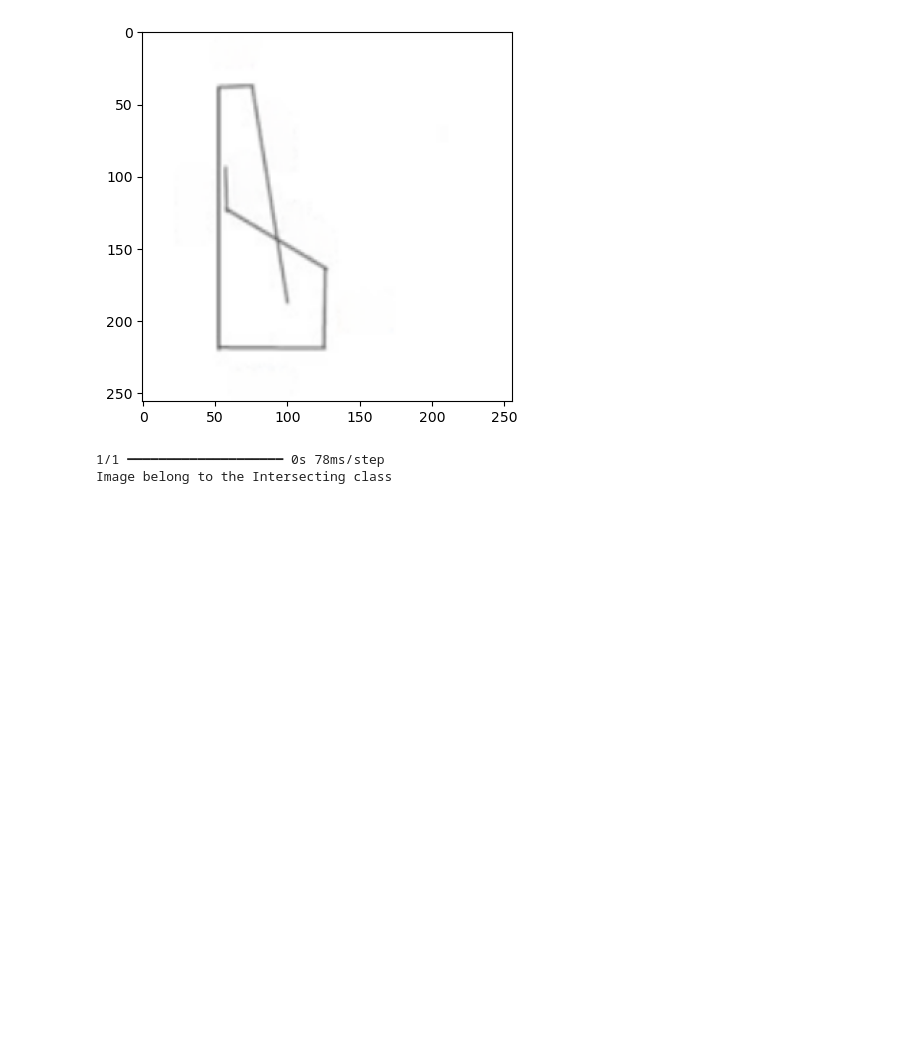
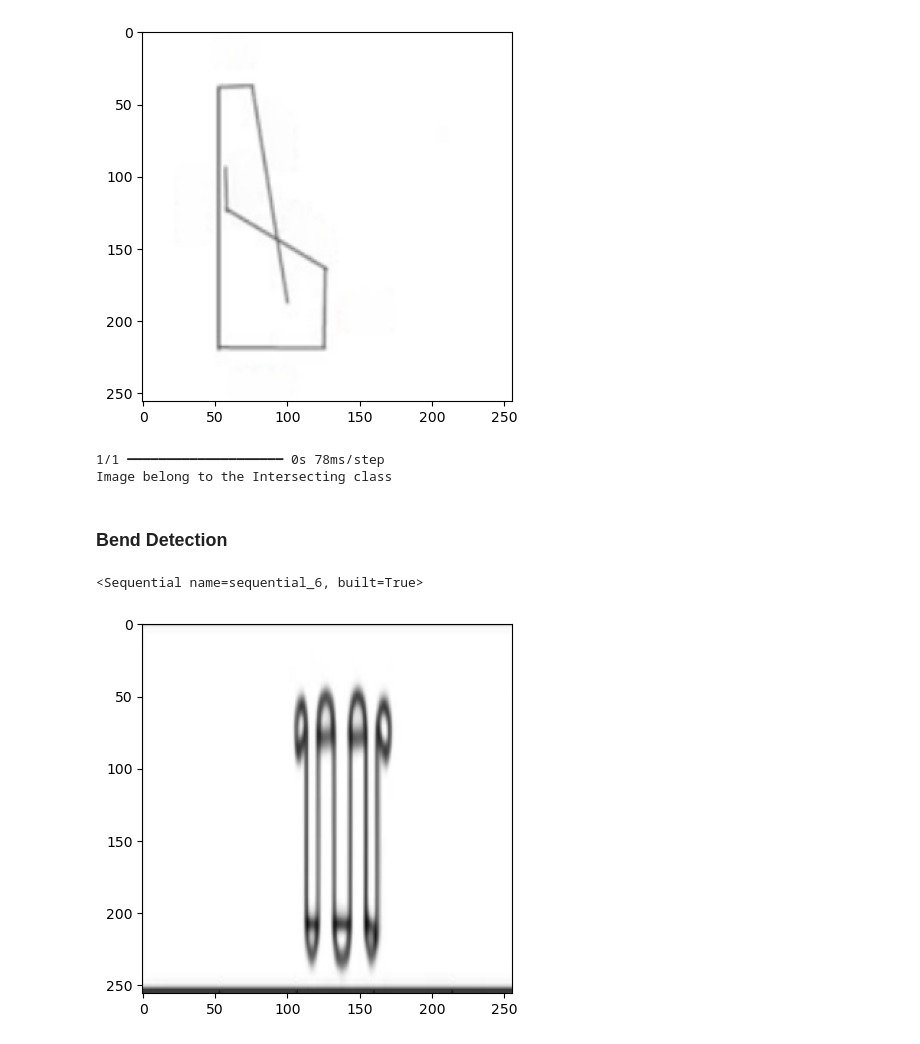
Before and after one commit to NIKHIL0653/Bend-Detection-and-Image-Classification, a Jupyter notebook: Image Classification/bend_detection.ipynb, the cells around one changed output. Drawn from its saved outputs; the diff is of its cells as text; code cells hidden in the pictures; blank space fills up the shorter version.

```diff
--- a/Image Classification/bend_detection.ipynb
+++ b/Image Classification/bend_detection.ipynb
@@ -30,3 +30,19 @@ print(f'Image belong to the {class_names[predicted_class]} class')
 [figure]
 1/1 ━━━━━━━━━━━━━━━━━━━━ 0s 78ms/step
 Image belong to the Intersecting class
+# %% [markdown]
+### Bend Detection
+# %%
+model = tf.keras.models.load_model('imageclassifier_4.keras')
+model
+# %% [output]
+<Sequential name=sequential_6, built=True>
+# %%
+# Load and preprocess the image
+img = cv2.imread('circ_cab2_upscaled.jpeg')
+img = cv2.cvtColor(img, cv2.COLOR_BGR2RGB)  # Convert from BGR to RGB
+resize = tf.image.resize(img, (256, 256))
+plt.imshow(resize.numpy().astype(int))
+plt.show()
+# %% [output]
+[figure, added]
```
Also changed, not shown: parts of 4 cells of this notebook, 2 other files.
